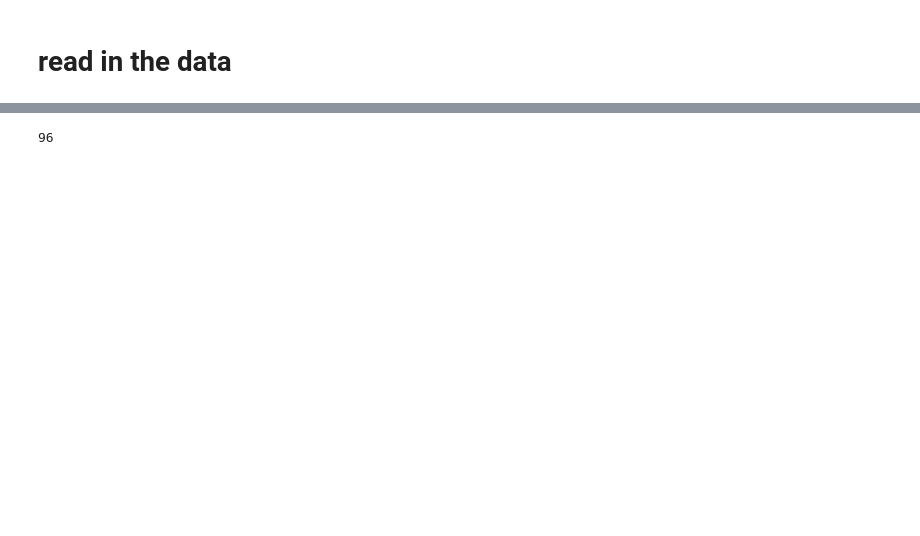
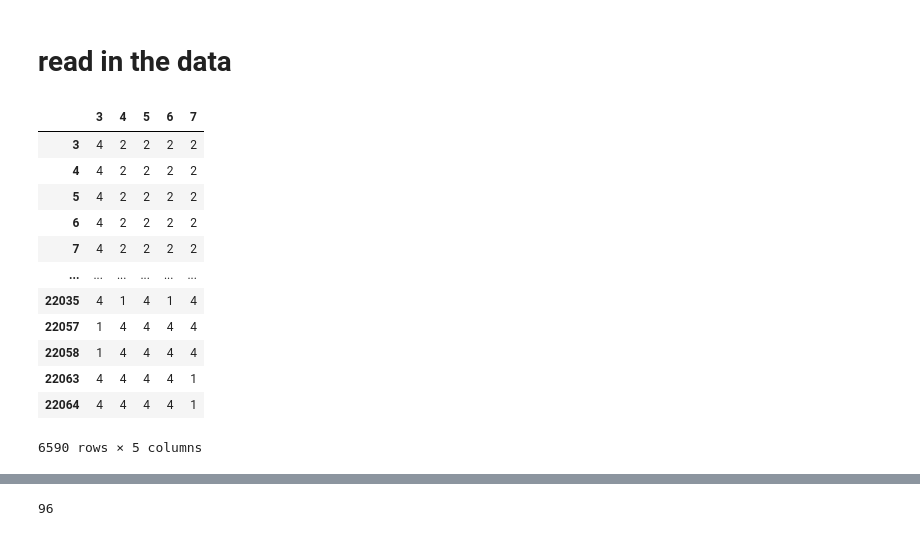
Before and after one commit to Reemann/CHMs_during_mouse_development, a Jupyter notebook: Fig2_FigS2_FigS3/FigS2C_make13_1_inconsist_universalProcessSpecific_alluvial.ipynb, the cells around one changed output, grey strips where cells are left out. Drawn from its saved outputs; the diff is of its cells as text; code cells hidden in the pictures; blank space fills up the shorter version.

```diff
--- a/Fig2_FigS2_FigS3/FigS2C_make13_1_inconsist_universalProcessSpecific_alluvial.ipynb
+++ b/Fig2_FigS2_FigS3/FigS2C_make13_1_inconsist_universalProcessSpecific_alluvial.ipynb
@@ -73,6 +76,22 @@ for process in ['Universal',
                 count_dict[key][f'{process}: {compart_class_1} -> {compart_class_2}'] = (intsct_df_binary[col].isin(compart_class_value[compart_class_1]) & intsct_df_binary[col+1].isin(compart_class_value[compart_class_2])).sum()
 
 count_df = pd.DataFrame(count_dict)
+# %%
+intsct_df_binary
+# %% [output]
+|  | 3 | 4 | 5 | 6 | 7 |
+| 3 | 4 | 2 | 2 | 2 | 2 |
+| 4 | 4 | 2 | 2 | 2 | 2 |
+| 5 | 4 | 2 | 2 | 2 | 2 |
+| 6 | 4 | 2 | 2 | 2 | 2 |
+| 7 | 4 | 2 | 2 | 2 | 2 |
+| ... | ... | ... | ... | ... | ... |
+| 22035 | 4 | 1 | 4 | 1 | 4 |
+| 22057 | 1 | 4 | 4 | 4 | 4 |
+| 22058 | 1 | 4 | 4 | 4 | 4 |
+| 22063 | 4 | 4 | 4 | 4 | 1 |
+| 22064 | 4 | 4 | 4 | 4 | 1 |
+6590 rows × 5 columns
 # %%
 count_df
 # %% [output]
```
Also changed, not shown: parts of 5 cells of this notebook.
